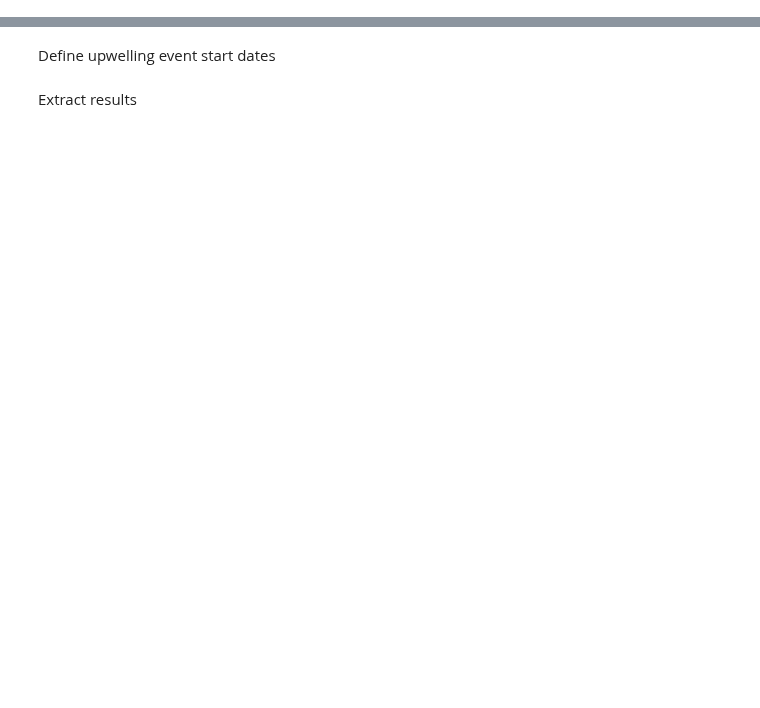
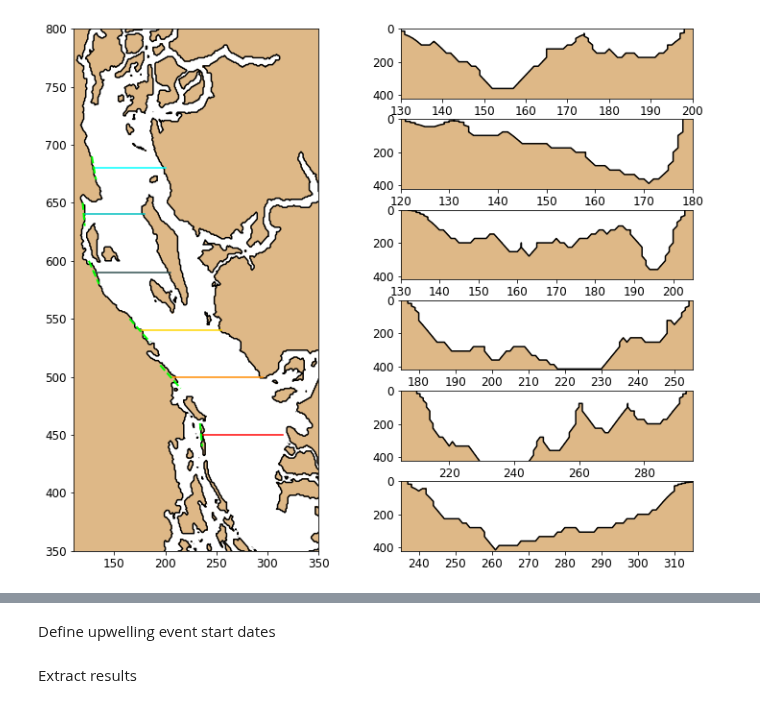
Before and after one commit to SalishSeaCast/analysis-ben, a Jupyter notebook: notebooks/Upwelling_scaling.ipynb, the cells around one changed output, grey strips where cells are left out. Saved outputs shown, nothing was run; the diff lists cells and outputs as text; code cells hidden in the pictures; blank space fills up the shorter version.

```diff
--- a/notebooks/Upwelling_scaling.ipynb
+++ b/notebooks/Upwelling_scaling.ipynb
@@ -257,0 +117,16 @@ paths = {
+# %%
+# Definitions
+bathy = xr.open_dataset('/data/bmoorema/MEOPAR/grid/bathymetry_201702.nc')
+mask = xr.open_dataset('/data/bmoorema/MEOPAR/grid/mesh_mask201702.nc').isel(t=0)
+const = {'g': 9.81, 'f': 1.11e-4, 'rho_0': 1024, 'H': 200}
+depth2d = np.expand_dims(mask.gdept_1d, axis=1)
+tracers = ['vosaline', 'votemper']
+subdomain = [114, 398, 334, 898]
+sections = [
+    {'y': 450, 'x': (235, 315), 'a': np.arctan(10), 'c': 'r'},
+    {'y': 500, 'x': (205, 295), 'a': np.arctan( 1), 'c': 'darkorange'},
+    {'y': 540, 'x': (175, 255), 'a': np.arctan( 1), 'c': 'gold'},
+    {'y': 590, 'x': (130, 205), 'a': np.arctan( 2), 'c': 'darkslategray'},
+    {'y': 640, 'x': (120, 180), 'a': np.arctan(10), 'c': 'c'},
+    {'y': 680, 'x': (130, 200), 'a': np.arctan( 5), 'c': 'cyan'},
+]
@@ -257,0 +178,25 @@ paths = {
+# %%
+# Plot section locations
+fig = plt.figure(figsize=(12, 10))
+gs = plt.GridSpec(6, 2, hspace=0.3)
+ax = fig.add_subplot(gs[:, 0])
+ax.contourf(mask.x, mask.y, mask.tmask[0, 0, ...], levels=[-0.01, 0.01], colors='Burlywood')
+ax.contour(mask.x, mask.y, mask.tmask[0, 0, ...], levels=[-0.01, 0.01], colors='k')
+ax.set_xlim([110, 350])
+ax.set_ylim([350, 800])
+viz_tools.set_aspect(ax)
+
+# Plot section bathymetry
+for row, sec in zip(range(6), sections):
+    line = []
+    for coord, slope in zip([sec['x'][0], sec['y']], [np.tan(sec['a']), -1]):
+        line.append([coord + w / slope for w in [-10, 10]])
+    ax_sec = fig.add_subplot(gs[5-row, 1])
+    ax.plot(sec['x'], [sec['y'], sec['y']], '-', color=sec['c'])
+    ax.plot(*line, '--', linewidth=2, color='lime')
+    ax_sec.contourf(mask.x, mask.gdept_1d[0, :], mask.tmask[0, :, sec['y'], :], levels=[-0.01, 0.01], colors='Burlywood')
+    ax_sec.contour(mask.x, mask.gdept_1d[0, :], mask.tmask[0, :, sec['y'], :], levels=[-0.01, 0.01], colors='k')
+    ax_sec.set_xlim(sec['x'])
+    ax_sec.set_ylim([420, 0])
+# %% [output]
+[figure, added]
```
Also changed, not shown: parts of 53 cells of this notebook, 1 other file.
